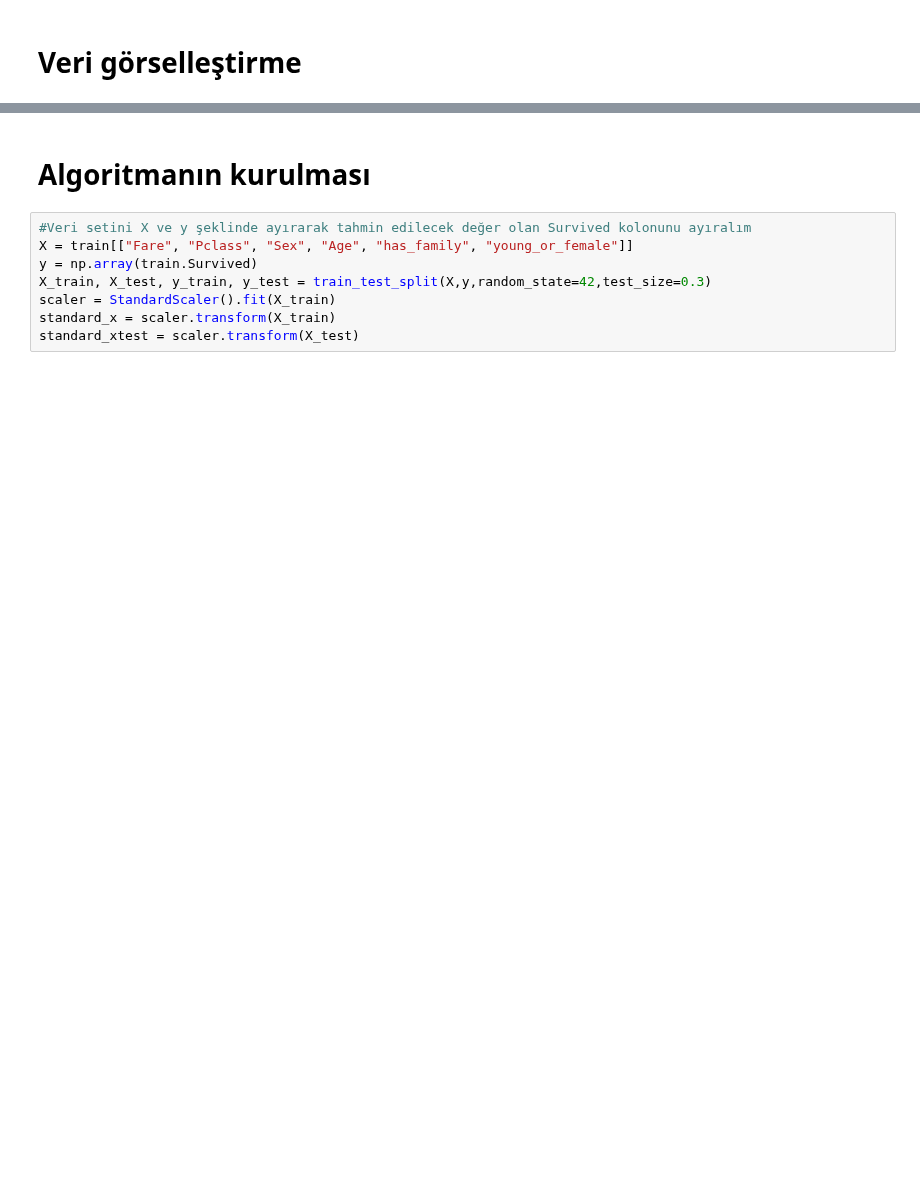
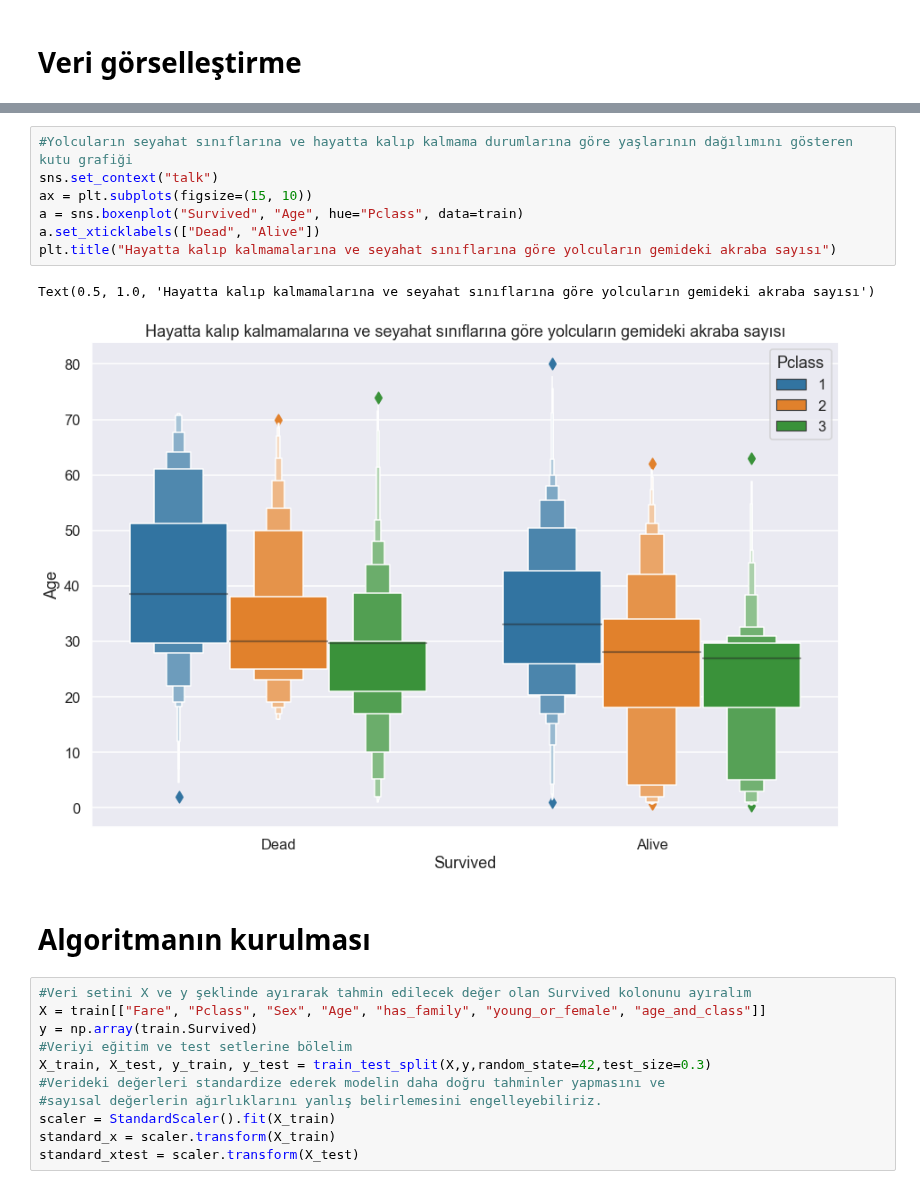
Before and after one commit to onatto11/titanic, a Jupyter notebook: Titanic.ipynb, the cells around one changed output, grey strips where cells are left out. Saved outputs shown, nothing was run; the diff lists cells and outputs as text; blank space fills up the shorter version.

```diff
--- a/Titanic.ipynb
+++ b/Titanic.ipynb
@@ -276,13 +301,26 @@ plt.title("Hayatta kalıp kalmamalarına göre yolcuların gemideki akraba sayı
 # %% [output]
 Text(0.5, 1.0, 'Hayatta kalıp kalmamalarına göre yolcuların gemideki akraba sayısı')
 [figure]
+# %%
+#Yolcuların seyahat sınıflarına ve hayatta kalıp kalmama durumlarına göre yaşlarının dağılımını gösteren kutu grafiği
+sns.set_context("talk")
+ax = plt.subplots(figsize=(15, 10))
+a = sns.boxenplot("Survived", "Age", hue="Pclass", data=train)
+a.set_xticklabels(["Dead", "Alive"])
+plt.title("Hayatta kalıp kalmamalarına ve seyahat sınıflarına göre yolcuların gemideki akraba sayısı")
+# %% [output]
+Text(0.5, 1.0, 'Hayatta kalıp kalmamalarına ve seyahat sınıflarına göre yolcuların gemideki akraba sayısı')
+[figure, added]
 # %% [markdown]
 # Algoritmanın kurulması
 # %%
 #Veri setini X ve y şeklinde ayırarak tahmin edilecek değer olan Survived kolonunu ayıralım
-X = train[["Fare", "Pclass", "Sex", "Age", "has_family", "young_or_female"]]
+X = train[["Fare", "Pclass", "Sex", "Age", "has_family", "young_or_female", "age_and_class"]]
 y = np.array(train.Survived)
+#Veriyi eğitim ve test setlerine bölelim
 X_train, X_test, y_train, y_test = train_test_split(X,y,random_state=42,test_size=0.3)
+#Verideki değerleri standardize ederek modelin daha doğru tahminler yapmasını ve
+#sayısal değerlerin ağırlıklarını yanlış belirlemesini engelleyebiliriz.
 scaler = StandardScaler().fit(X_train)
 standard_x = scaler.transform(X_train)
 standard_xtest = scaler.transform(X_test)
```
Also changed, not shown: parts of 23 cells of this notebook.
